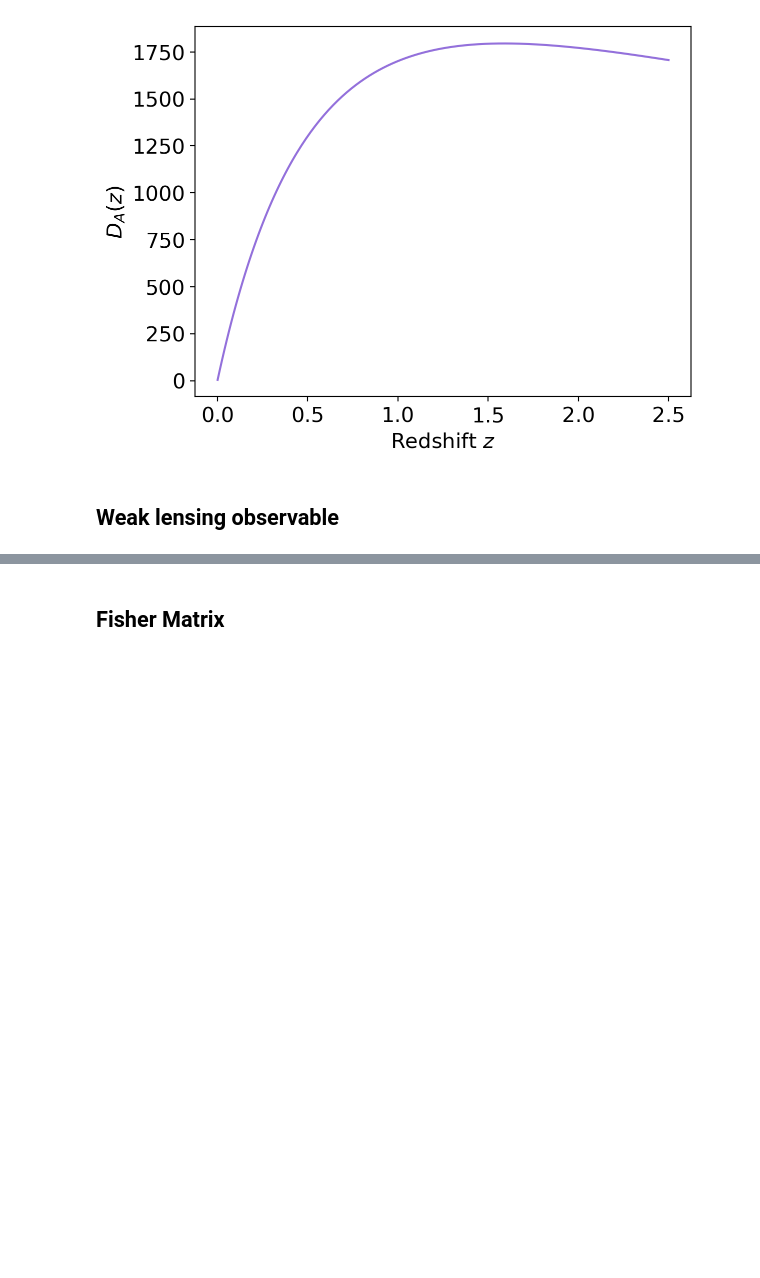
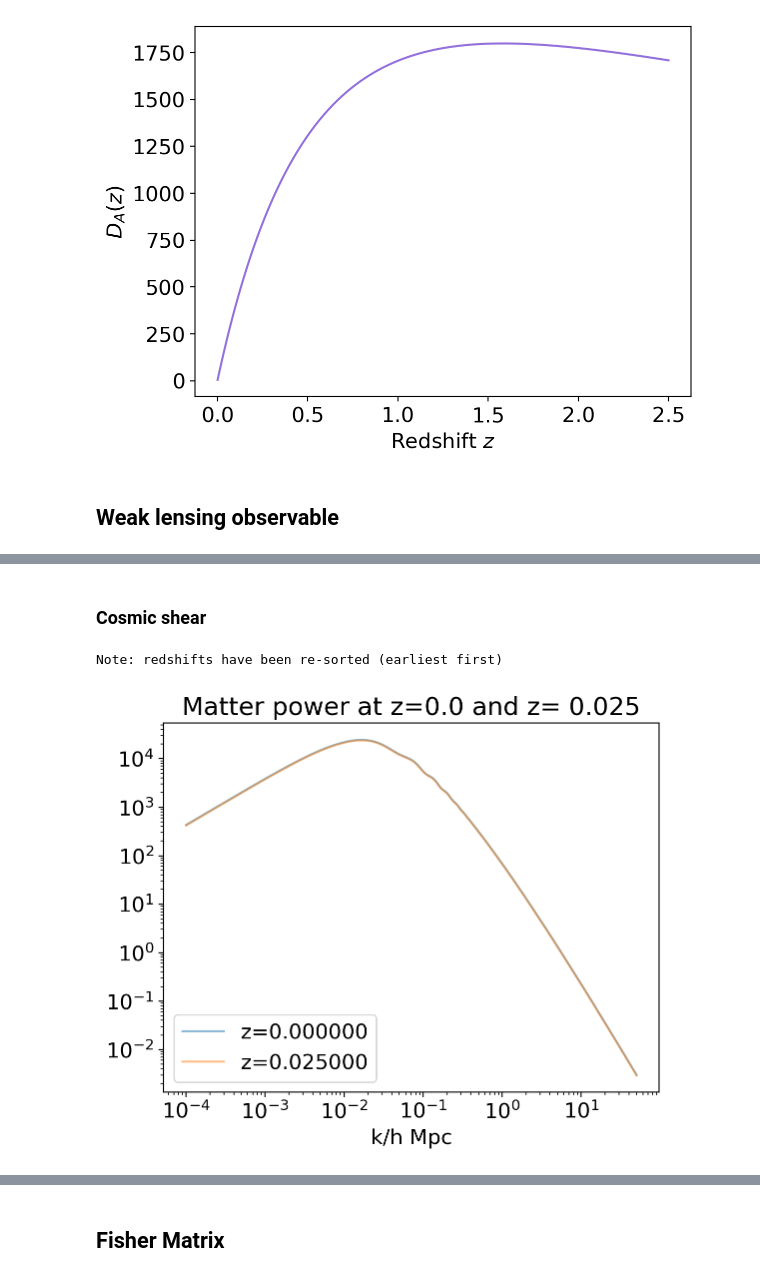
Before and after one commit to vPedreros/dfi-summer-2023, a Jupyter notebook: summer_nb copy.ipynb, the cells around one changed output, grey strips where cells are left out. Cells and saved outputs as stored; diff of their text form; code cells hidden in the pictures; blank space fills up the shorter version.

```diff
--- a/summer_nb copy.ipynb
+++ b/summer_nb copy.ipynb
@@ -370,13 +243,0 @@ for rslt in dict_mps_data:
-# %%
-def plot_pk(zs):
-    """Function for plotting the mater power spectrum
-    ===================================================
-    Input: list containing 2 sucesive redshift values, zs
-    Output: plot
-    """
-    for i, (redshift, line) in enumerate(zip(zs,['-','--'])):
-        plt.loglog(kh, pk[i,:], color='k', ls = line)
-        plt.loglog(kh_nonlin, pk_nonlin[i,:], color='r', ls = line)
-    plt.xlabel('k/h Mpc');
-    plt.legend(['linear','non-linear']);
-    plt.title('Matter power at z=%s and z= %s'%tuple(zs));
@@ -444,0 +295,17 @@ cosmic_shear_array.shape
+# %% [markdown]
+### Cosmic shear
+# %%
+#Now get matter power spectra and sigma8 at redshift 0 and 0.8
+pars = model.CAMBparams()  # Set of parameters created
+pars.set_dark_energy(w=-1.0, wa=0, dark_energy_model='fluid')
+pars.set_cosmology(H0=67, ombh2=Omegab*hubble**2, omch2=Omegac*hubble**2, tau=0.058);
+pars.InitPower.set_params(As=2.1260500000000005e-9, ns=ns)
+#Note non-linear corrections couples to smaller scales than you want
+pars.set_matter_power(redshifts=np.linspace(0.001, 2.5, 101), kmax=50.0)
+
+#Linear spectra
+pars.NonLinear = model.NonLinear_none
+results = camb.get_results(pars)
+kh, z, pk = results.get_matter_power_spectrum(minkh=1e-4, maxkh=50, npoints = 200)
+# %% [output]
+Note: redshifts have been re-sorted (earliest first)
@@ -444,0 +318,16 @@ cosmic_shear_array.shape
+# %%
+def plot_pk(zs):
+    """Function for plotting the mater power spectrum
+    ===================================================
+    Input: list containing 2 sucesive redshift values, zs
+    Output: plot
+    """
+    for i, redshift in enumerate(zs):
+        plt.loglog(kh, pk[i,:], alpha=0.5)
+    plt.xlabel('k/h Mpc');
+    plt.legend(['z=%f'%zs[0],'z=%f'%zs[1]]);
+    plt.title('Matter power at z=%s and z= %s'%tuple(zs));
+# %%
+plot_pk([0.0, 0.025])
+# %% [output]
+[figure, added]
```
Also changed, not shown: parts of 90 cells of this notebook.
